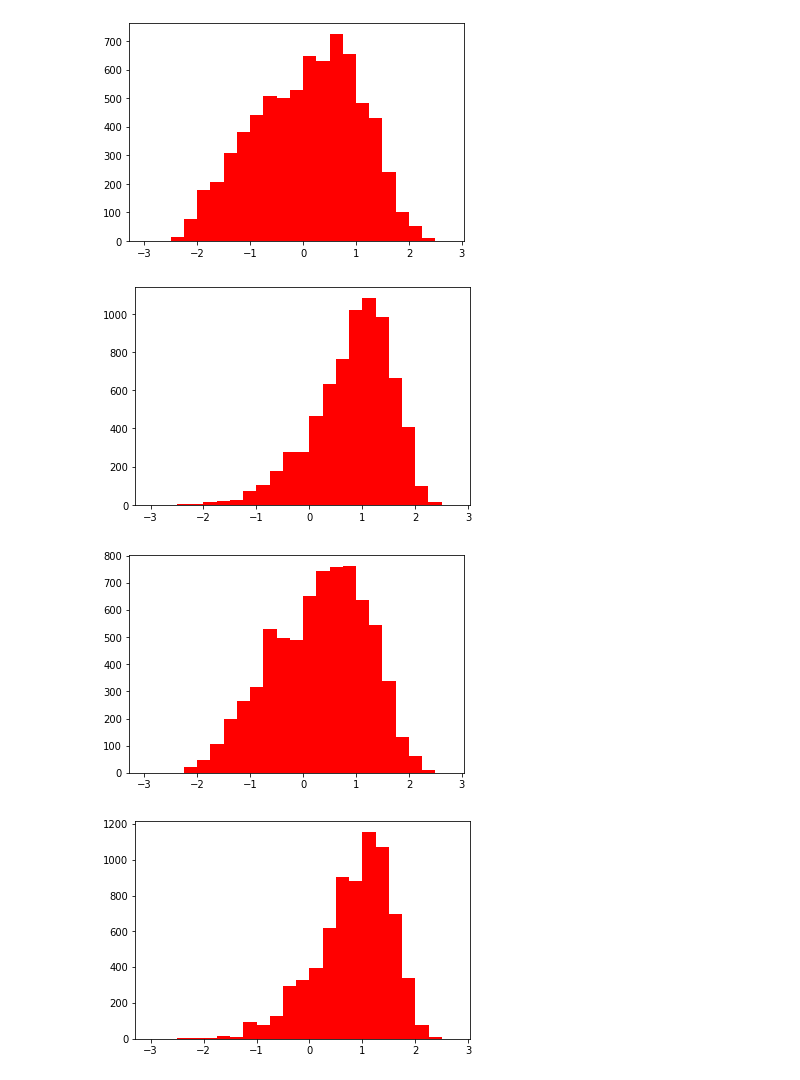
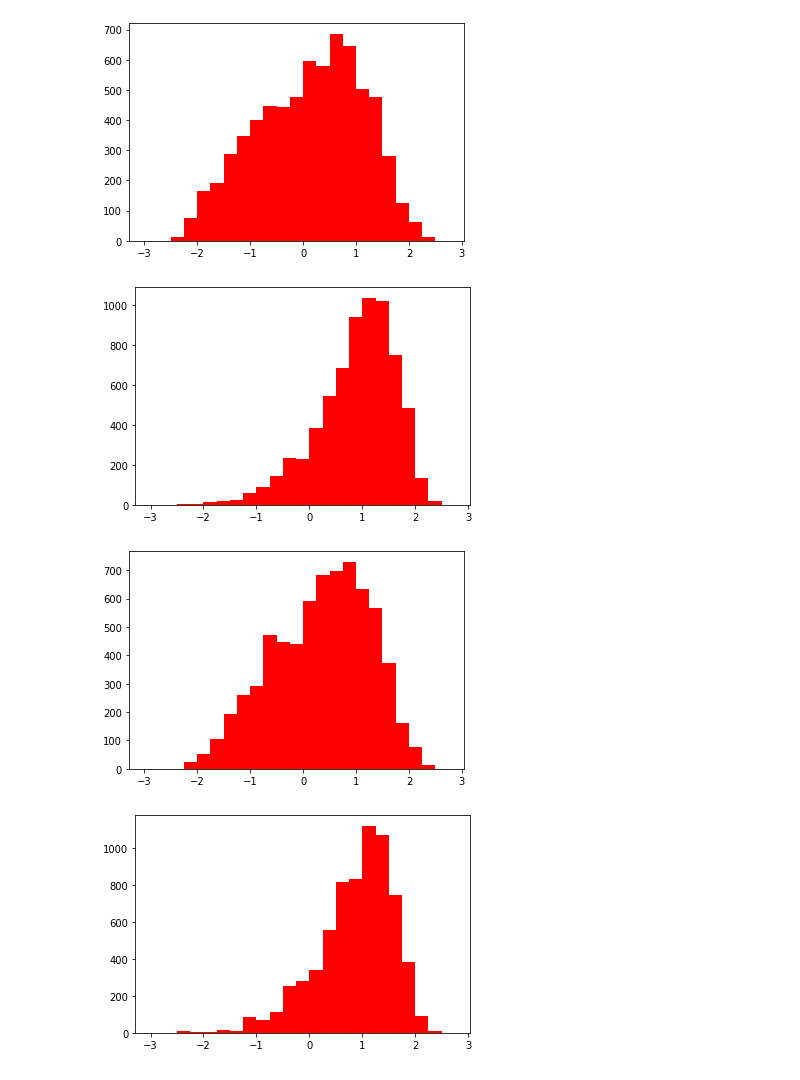
Before and after one commit to sherkaicode/Non-Resonant-AD, a Jupyter notebook: 5_NRAD_Anomaly_ver2.ipynb, the cells around one changed output. Drawn from its saved outputs; the diff is of its cells as text; code cells hidden in the pictures.

Commit message:
No need to Reweight and Generate the BSM model

```diff
--- a/5_NRAD_Anomaly_ver2.ipynb
+++ b/5_NRAD_Anomaly_ver2.ipynb
@@ -140,9 +140,8 @@ detector_mode = "run2" # default, pu, run2, pu_run2
 df_1000_2 = load_signal("1000_2", detector_mode)
 df_1000_2 = apply_sr_cuts(df_1000_2)
 df_1000_2 = transform(df_1000_2)
-df_1000_2 = reweight(df_1000_2)
 
-plot_signal_events(df_1000_2, "rw_weights")
+plot_signal_events(df_1000_2, "final_weight")
 # %% [output]
 Loading Signal: 1000_2... from /home/aegis/Titan0/madgraph/MG5_aMC_v3_7_0/bin/ttbar_validation/Events/Analysis_Output_ver2/SR/bsm_1000_2_run2.parquet
   -> Loaded 2813 generated events.
@@ -163,4 +152,4 @@ Signal events shape: (2811, 9)
-[figure, old version]
+[figure, new version]
-[figure, old version]
+[figure, new version]
-[figure, old version]
+[figure, new version]
-[figure, old version]
+[figure, new version]
```
Also changed, not shown: parts of 1 cell of this notebook.
